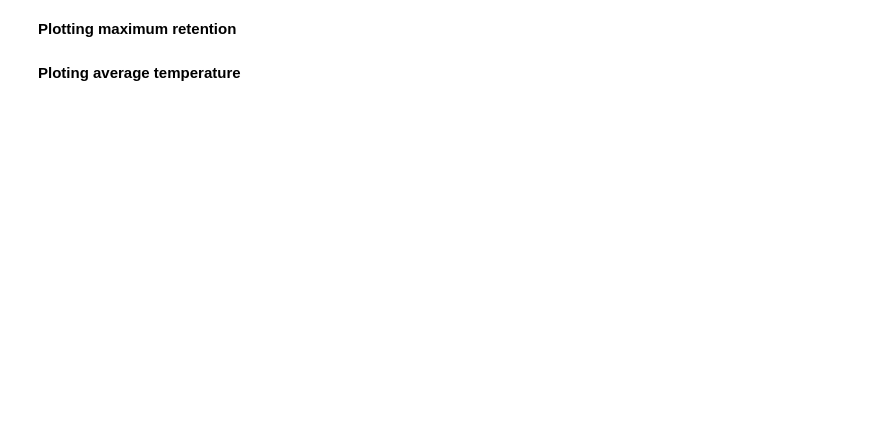
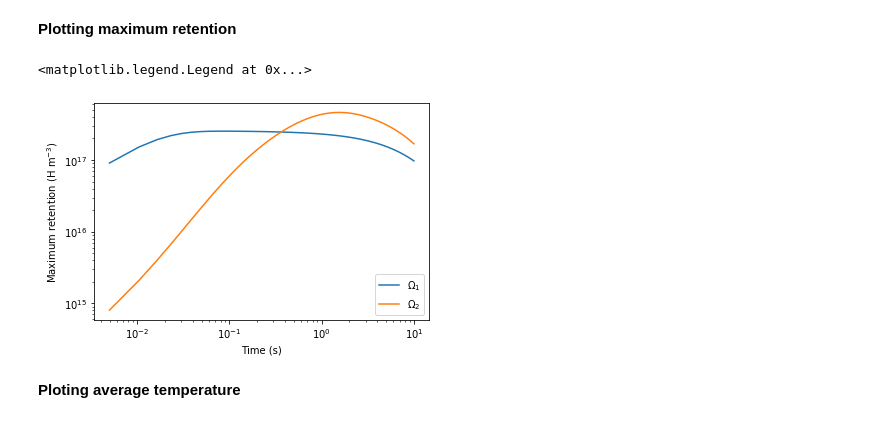
Before and after one commit to festim-dev/FESTIM, a Jupyter notebook: demos/demo_derived_quantities.ipynb, the cells around one changed output. Saved outputs shown, nothing was run; the diff lists cells and outputs as text; code cells hidden in the pictures; blank space fills up the shorter version.

```diff
--- a/demos/demo_derived_quantities.ipynb
+++ b/demos/demo_derived_quantities.ipynb
@@ -268,15 +312,18 @@ plt.legend()
 # %% [markdown]
 **Plotting maximum retention**
 # %%
-max_1 = derived_quantities_from_file['Maximum_retention_volume_1']
-max_2 = derived_quantities_from_file['Maximum_retention_volume_2']
+max_1 = derived_quantities['Maximum_retention_volume_1']
+max_2 = derived_quantities['Maximum_retention_volume_2']
 
 plt.figure()
-plt.loglog(t, max_1, label="$\Omega_1$")
-plt.loglog(t, max_2, label="$\Omega_2$")
+plt.loglog(t, max_1, label=r"$\Omega_1$")
+plt.loglog(t, max_2, label=r"$\Omega_2$")
 plt.ylabel(r"Maximum retention (H m$^{-3}$)")
 plt.xlabel(r"Time (s)")
 plt.legend()
+# %% [output]
+<matplotlib.legend.Legend at 0x...>
+[figure, added]
 # %% [markdown]
 **Ploting average temperature**
 # %%
```
Also changed, not shown: parts of 7 cells of this notebook.
